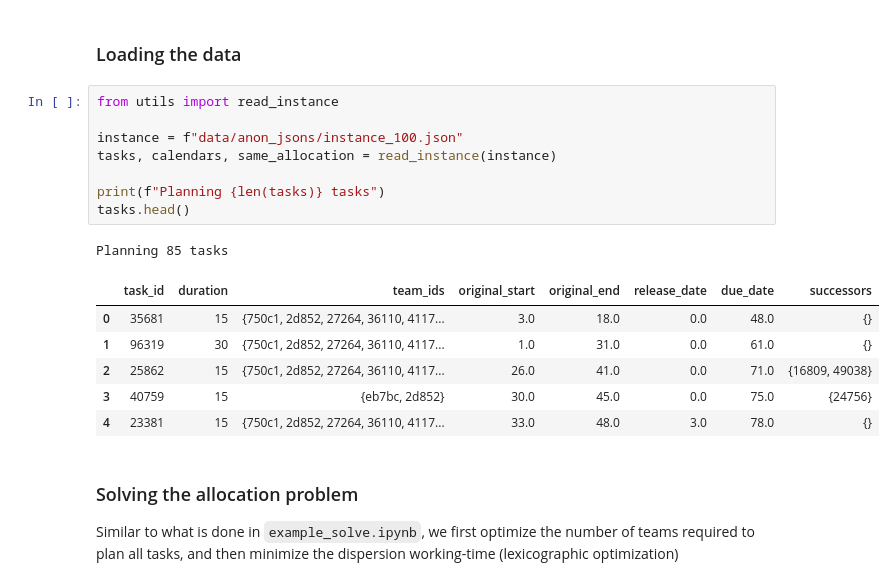
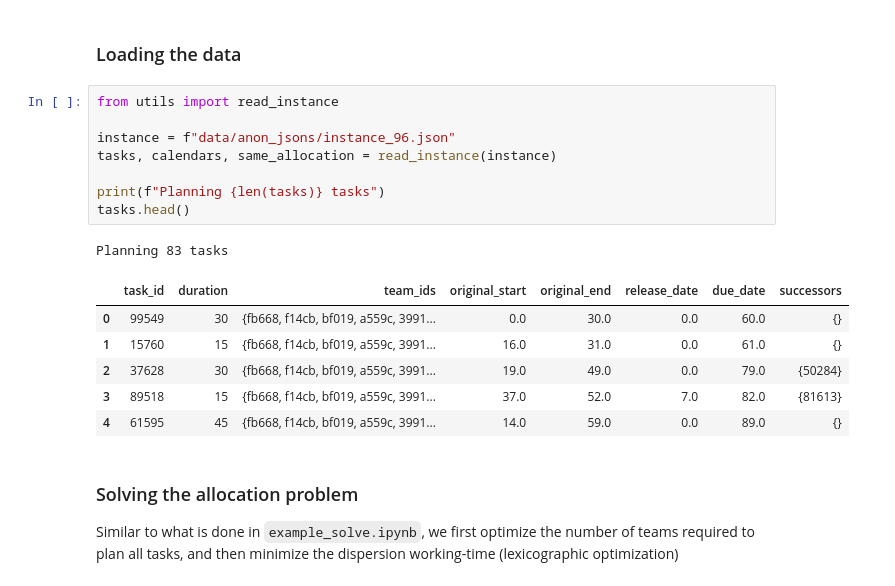
Before and after one commit to g-poveda/Explainable-Workforce-Scheduling, a Jupyter notebook: example_explain.ipynb, the cells around one changed output. Cells and saved outputs as stored; diff of their text form.

```diff
--- a/example_explain.ipynb
+++ b/example_explain.ipynb
@@ -35,19 +35,19 @@ from explain import FeasibilityResotorationModel
 # %%
 from utils import read_instance
 
-instance = f"data/anon_jsons/instance_100.json"
+instance = f"data/anon_jsons/instance_96.json"
 tasks, calendars, same_allocation = read_instance(instance)
 
 print(f"Planning {len(tasks)} tasks")
 tasks.head()
 # %% [output]
-Planning 85 tasks
+Planning 83 tasks
 |  | task_id | duration | team_ids | original_start | original_end | release_date | due_date | successors |
-| 0 | 35681 | 15 | {750c1, 2d852, 27264, 36110, 4117... | 3.0 | 18.0 | 0.0 | 48.0 | {} |
-| 1 | 96319 | 30 | {750c1, 2d852, 27264, 36110, 4117... | 1.0 | 31.0 | 0.0 | 61.0 | {} |
-| 2 | 25862 | 15 | {750c1, 2d852, 27264, 36110, 4117... | 26.0 | 41.0 | 0.0 | 71.0 | {16809, 49038} |
-| 3 | 40759 | 15 | {eb7bc, 2d852} | 30.0 | 45.0 | 0.0 | 75.0 | {24756} |
-| 4 | 23381 | 15 | {750c1, 2d852, 27264, 36110, 4117... | 33.0 | 48.0 | 3.0 | 78.0 | {} |
+| 0 | 99549 | 30 | {fb668, f14cb, bf019, a559c, 3991... | 0.0 | 30.0 | 0.0 | 60.0 | {} |
+| 1 | 15760 | 15 | {fb668, f14cb, bf019, a559c, 3991... | 16.0 | 31.0 | 0.0 | 61.0 | {} |
+| 2 | 37628 | 30 | {fb668, f14cb, bf019, a559c, 3991... | 19.0 | 49.0 | 0.0 | 79.0 | {50284} |
+| 3 | 89518 | 15 | {fb668, f14cb, bf019, a559c, 3991... | 37.0 | 52.0 | 7.0 | 82.0 | {81613} |
+| 4 | 61595 | 45 | {fb668, f14cb, bf019, a559c, 3991... | 14.0 | 59.0 | 0.0 | 89.0 | {} |
 # %% [markdown]
 ### Solving the allocation problem
 
```
Also changed, not shown: parts of 5 cells of this notebook, 2 other files.
